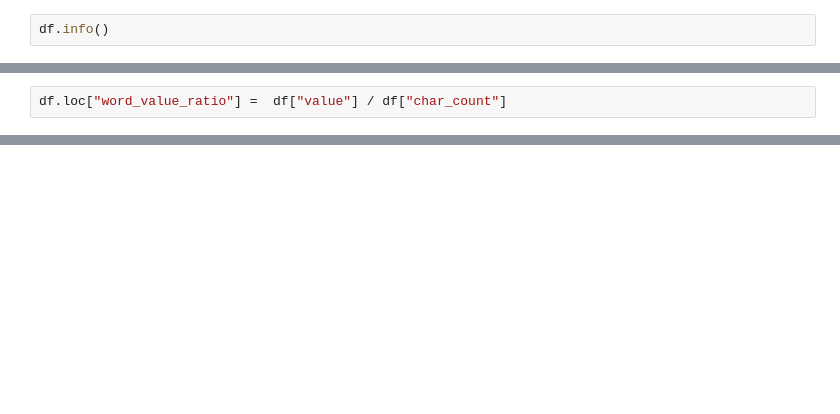
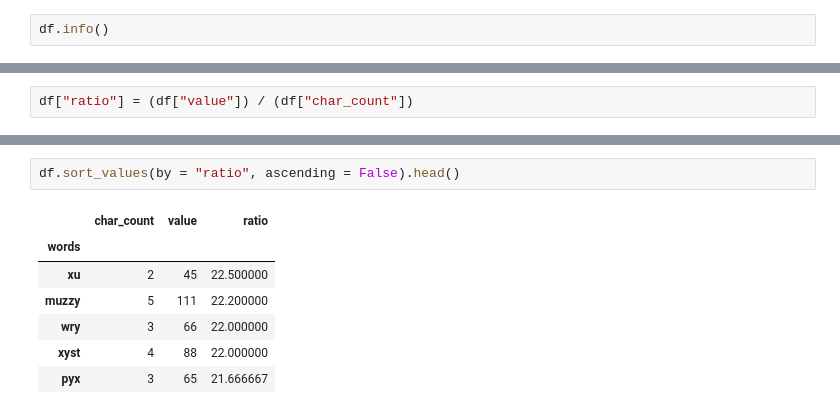
Before and after one commit to Zacks406/words_count_project, a Jupyter notebook: word_count_project.ipynb, the cells around one changed output, grey strips where cells are left out. Saved outputs shown, nothing was run; the diff lists cells and outputs as text; blank space fills up the shorter version.

```diff
--- a/word_count_project.ipynb
+++ b/word_count_project.ipynb
@@ -415,2 +410,2 @@ df.info()
 # %%
-df.loc["word_value_ratio"] =  df["value"] / df["char_count"]
+df["ratio"] = (df["value"]) / (df["char_count"])
@@ -418,0 +441,10 @@ SyntaxError: invalid syntax (2612283559.py, line 1)
+# %%
+df.sort_values(by = "ratio", ascending = False).head()
+# %% [output]
+|  | char_count | value | ratio |
+| words |  |  |  |
+| xu | 2 | 45 | 22.500000 |
+| muzzy | 5 | 111 | 22.200000 |
+| wry | 3 | 66 | 22.000000 |
+| xyst | 4 | 88 | 22.000000 |
+| pyx | 3 | 65 | 21.666667 |
```
Also changed, not shown: parts of 16 cells of this notebook.
